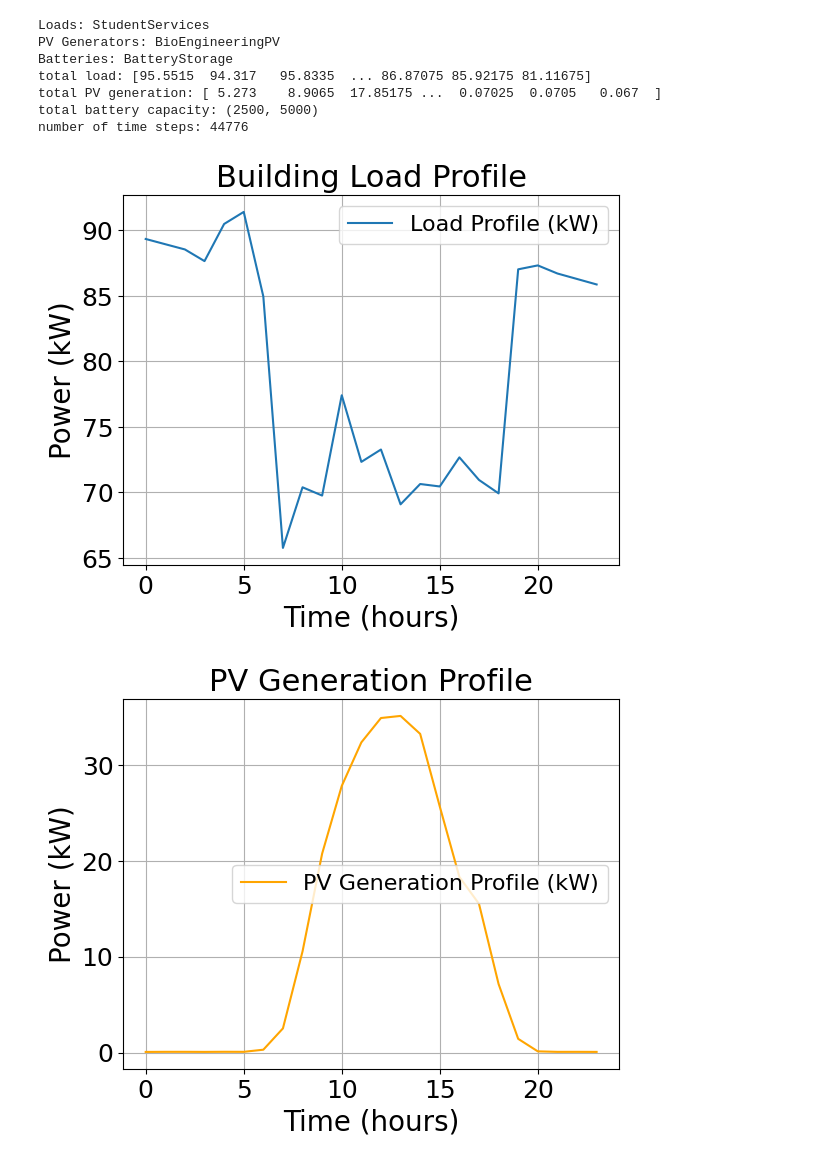
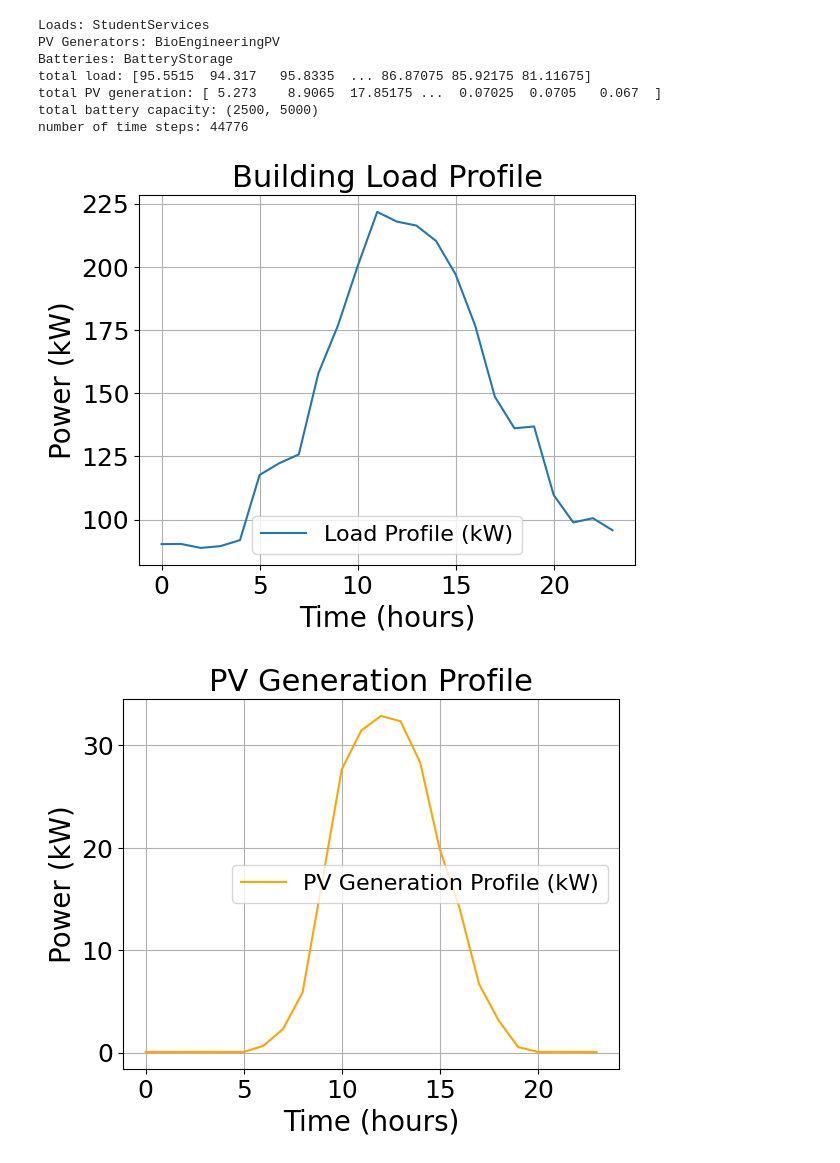
Before and after one commit to dorsamou/project4, a Jupyter notebook: notebooks/optimization.ipynb, the cells around one changed output. Cells and saved outputs as stored; diff of their text form; code cells hidden in the pictures.

```diff
--- a/notebooks/optimization.ipynb
+++ b/notebooks/optimization.ipynb
@@ -82,29 +43,29 @@ total battery capacity: (2500, 5000)
 number of time steps: 44776
 # %%
 
-load_profile = microgrid.loads[0].get_load_profile('2016-07-16', '2016-07-17')  # kW
+load_profile = microgrid.loads[0].get_load_profile('2018-07-16', '2018-07-17')  # kW
 T = len(load_profile)
 
 plt.figure()
 plt.plot(range(T), load_profile, label='Load Profile (kW)')
 plt.xlabel('Time (hours)')
 plt.ylabel('Power (kW)')
 plt.title('Building Load Profile')
 plt.legend()
 plt.grid()
 plt.show()
 
-pv_profile = microgrid.pv_generators[0].get_generation_profile('2016-07-16', '2016-07-17')  # kW
+pv_profile = microgrid.pv_generators[0].get_generation_profile('2018-07-16', '2018-07-17')  # kW
 
 plt.figure()
 plt.plot(range(T), pv_profile, label='PV Generation Profile (kW)', color='orange')
 plt.xlabel('Time (hours)')
 plt.ylabel('Power (kW)')
 plt.title('PV Generation Profile')
 plt.legend()
 plt.grid()
 plt.show()
 # %% [output]
-[figure, old version]
+[figure, new version]
-[figure, old version]
+[figure, new version]
 # %%
```
Also changed, not shown: parts of 7 cells of this notebook, 3 other files.
